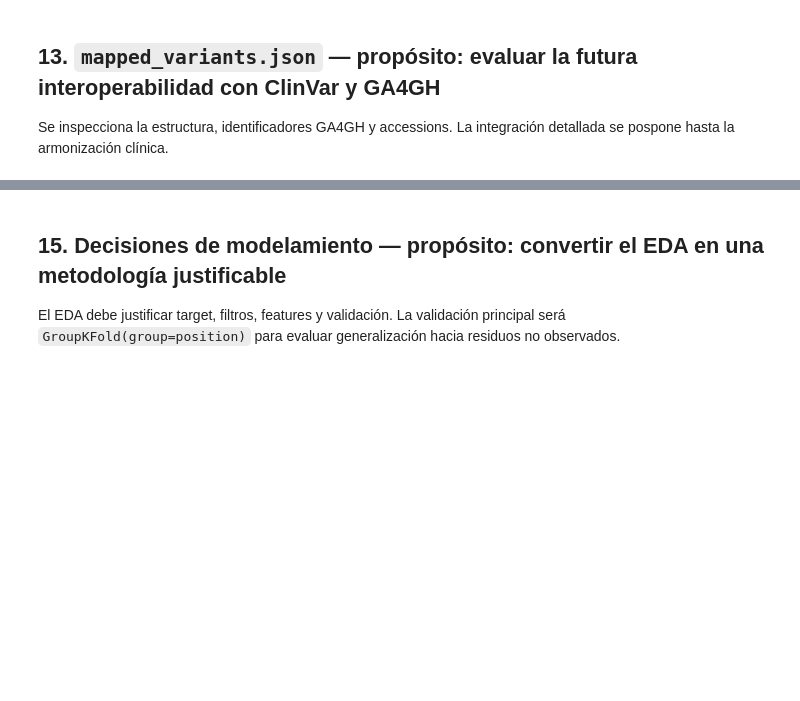
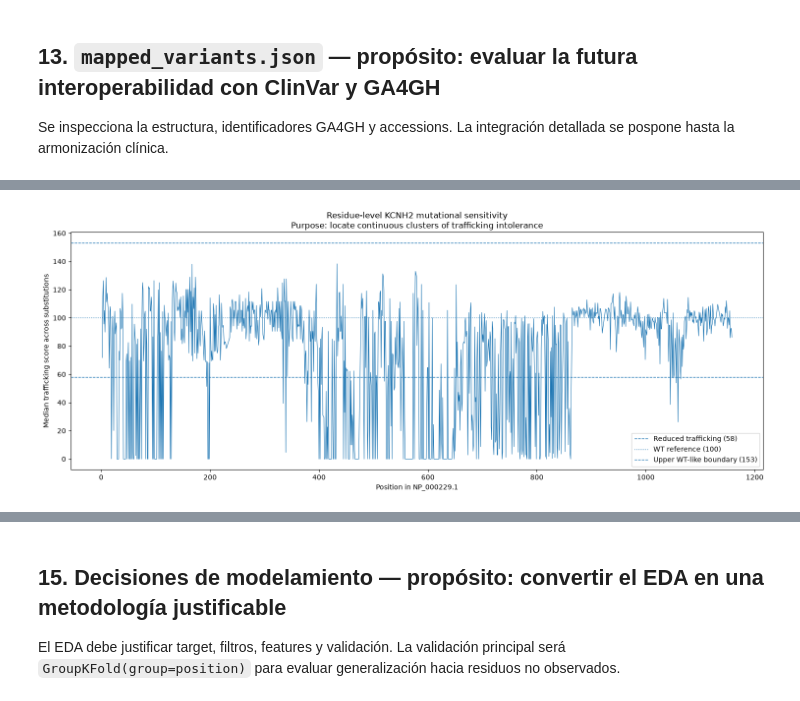
Before and after one commit to diegoALJ/byte2beat-cardiovus, a Jupyter notebook: notebooks/01_eda_functional.ipynb, the cells around one changed output, grey strips where cells are left out. Cells and saved outputs as stored; diff of their text form; code cells hidden in the pictures; blank space fills up the shorter version.

Commit message:
Finalize CardioVUS project and documentation

```diff
--- a/notebooks/01_eda_functional.ipynb
+++ b/notebooks/01_eda_functional.ipynb
@@ -1634,0 +2544,100 @@ else:
+# %%
+plt.figure(figsize=(15, 6))
+
+plt.plot(
+    position_score_summary["position"],
+    position_score_summary[
+        "median_score"
+    ],
+    linewidth=0.8,
+)
+
+plt.axhline(
+    LOW_TRAFFICKING_THRESHOLD,
+    linestyle="--",
+    linewidth=1,
+    label="Reduced trafficking (58)",
+)
+plt.axhline(
+    100,
+    linestyle=":",
+    linewidth=1,
+    label="WT reference (100)",
+)
+plt.axhline(
+    WT_LIKE_UPPER_THRESHOLD,
+    linestyle="--",
+    linewidth=1,
+    label="Upper WT-like boundary (153)",
+)
+
+plt.xlabel("Position in NP_000229.1")
+plt.ylabel(
+    "Median trafficking score across substitutions"
+)
+plt.title(
+    "Residue-level KCNH2 mutational sensitivity\n"
+    "Purpose: locate continuous clusters of trafficking intolerance"
+)
+plt.legend()
+plt.tight_layout()
+plt.show()
+
+# %%
+track_features = analysis_features.loc[
+    analysis_features[
+        "feature_group"
+    ].isin(
+        {
+            "domain",
+            "region",
+            "membrane",
+        }
+    )
+].sort_values(
+    ["start", "end"]
+).reset_index(drop=True)
+
+plt.figure(
+    figsize=(
+        15,
+        max(
+            5,
+            0.45 * len(track_features),
+        ),
+    )
+)
+
+for row_index, feature in (
+    track_features.iterrows()
+):
+    plt.barh(
+        y=row_index,
+        width=(
+            int(feature["end"])
+            - int(feature["start"])
+            + 1
+        ),
+        left=int(feature["start"]),
+        height=0.7,
+    )
+
+plt.yticks(
+    ticks=np.arange(
+        len(track_features)
+    ),
+    labels=track_features[
+        "feature_label"
+    ],
+)
+
+plt.xlabel("Position in NP_000229.1")
+plt.ylabel("UniProt feature")
+plt.title(
+    "Curated KCNH2 domain and membrane-feature map\n"
+    "Purpose: document the structural context used in the EDA"
+)
+plt.tight_layout()
+plt.show()
+# %% [output]
+[figure, added]
```
Also changed, not shown: parts of 49 cells of this notebook, 12 other files.
